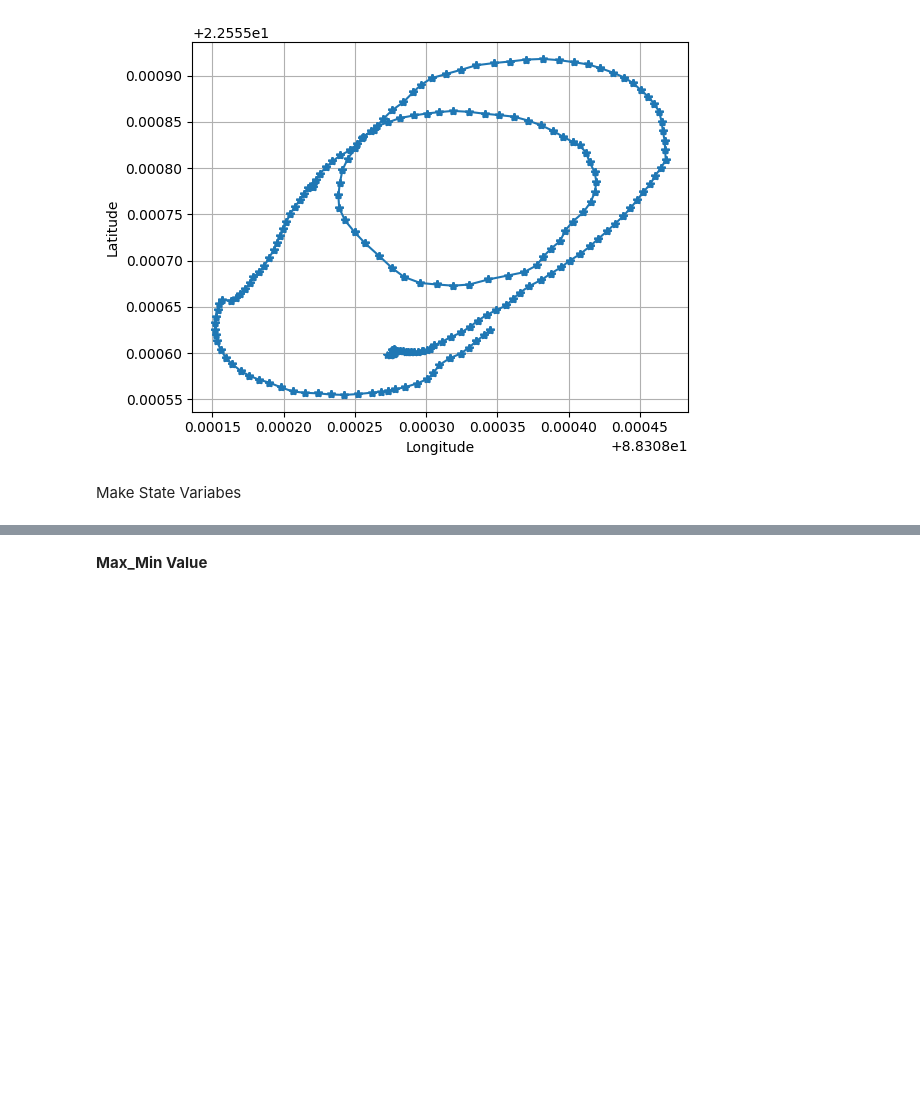
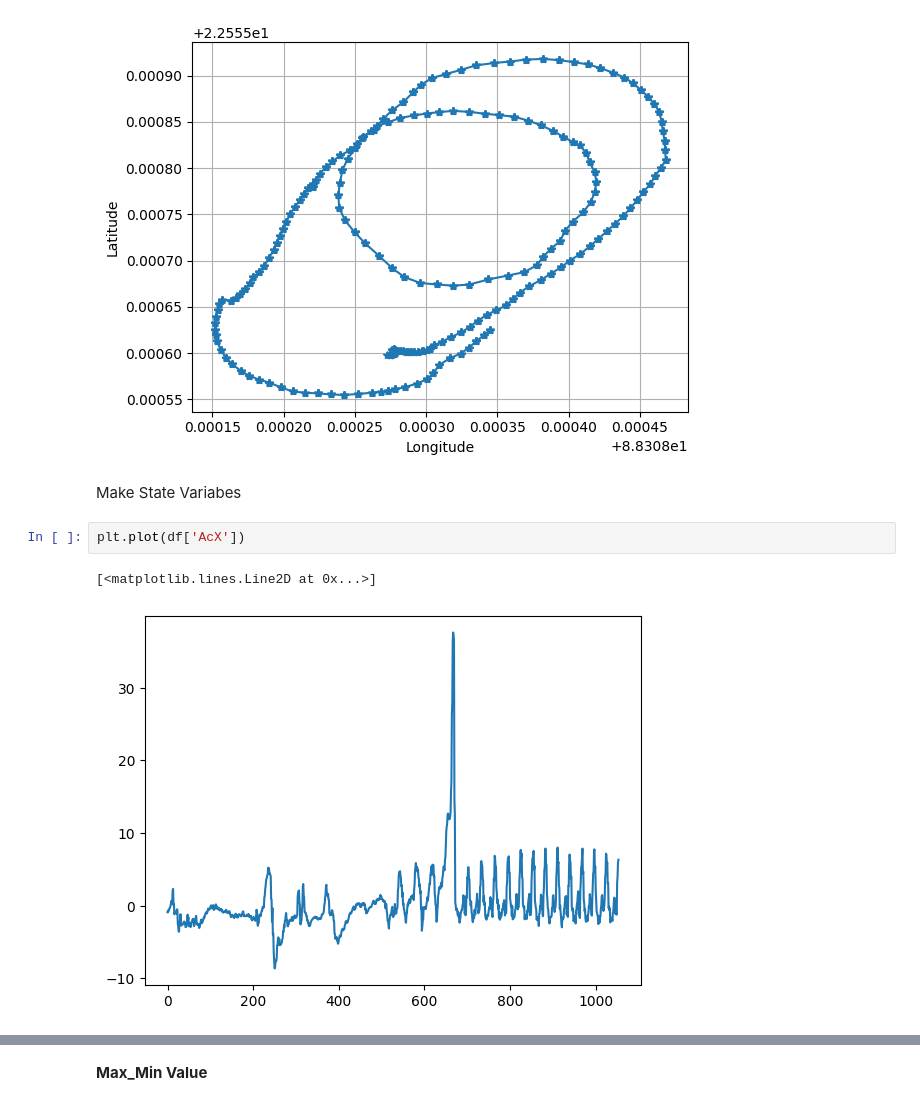
Before and after one commit to dharambirpoddar/RL_Bird, a Jupyter notebook: DNN_Bird_controller.ipynb, the cells around one changed output, grey strips where cells are left out. Drawn from its saved outputs; the diff is of its cells as text; blank space fills up the shorter version.

```diff
--- a/DNN_Bird_controller.ipynb
+++ b/DNN_Bird_controller.ipynb
@@ -119,6 +133,11 @@ plt.show()
 [figure]
 # %% [markdown]
 Make State Variabes
+# %%
+plt.plot(df['AcX'])
+# %% [output]
+[<matplotlib.lines.Line2D at 0x...>]
+[figure, added]
 # %%
 df.at[0, 'Roll'] = 45.01
 xx = xx[:df.shape[0]]
```
Also changed, not shown: parts of 30 cells of this notebook.
